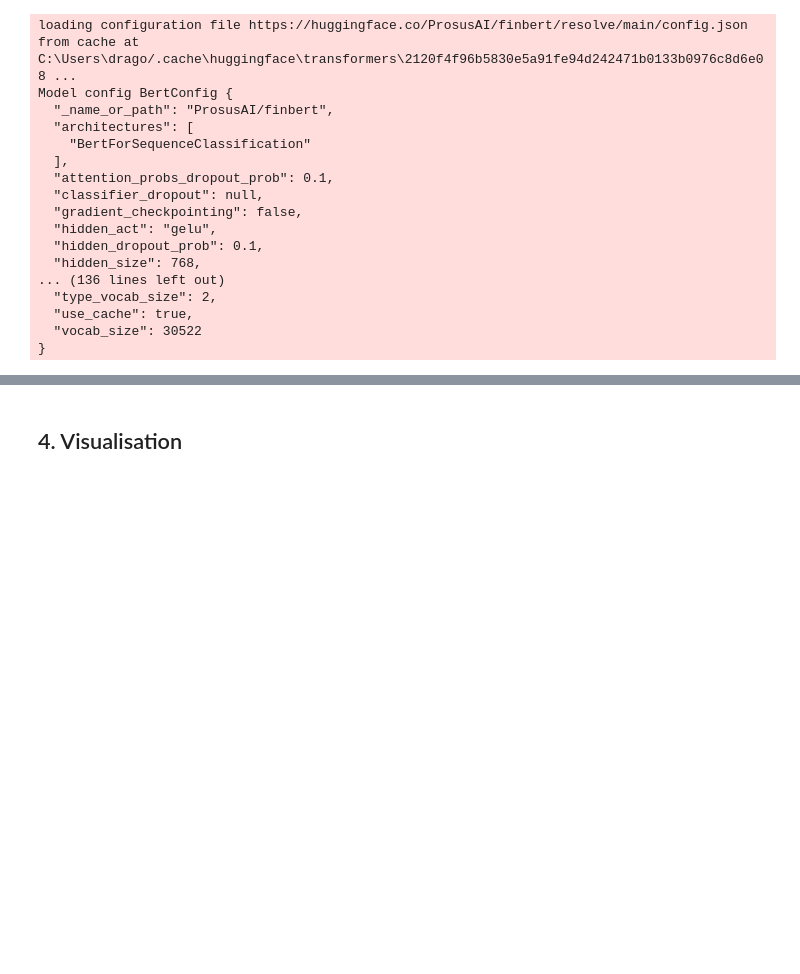
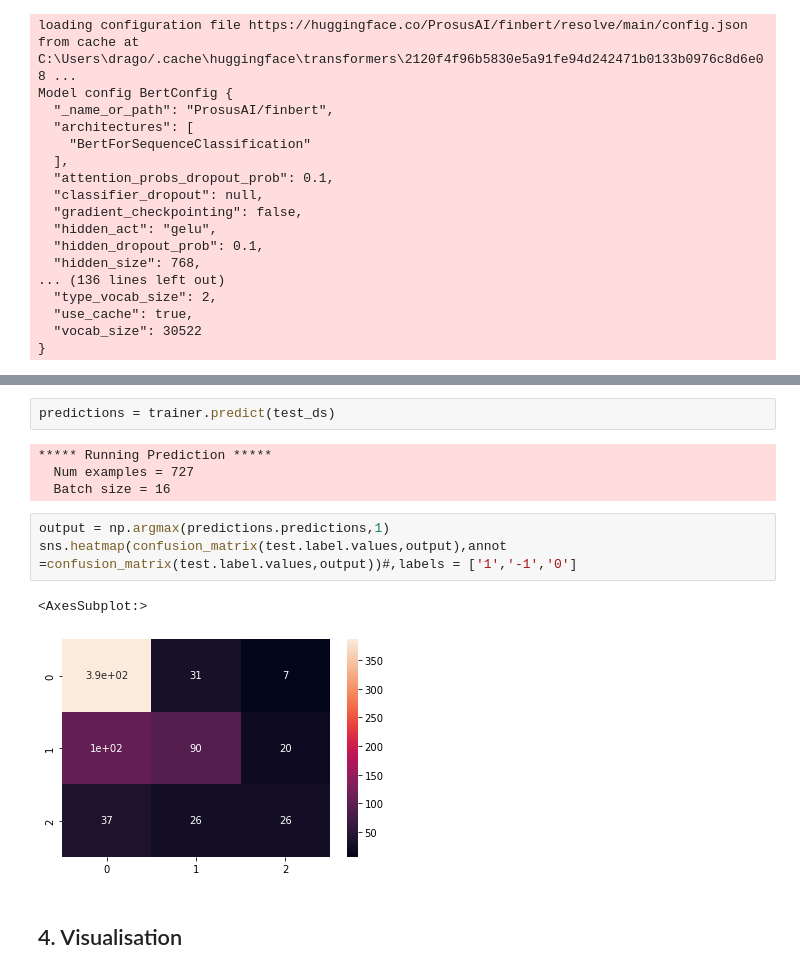
Before and after one commit to DragosGorduza/OxfordManInstituteNLPConference, a Jupyter notebook: workshop_main.ipynb, the cells around one changed output, grey strips where cells are left out. Cells and saved outputs as stored; diff of their text form; blank space fills up the shorter version.

```diff
--- a/workshop_main.ipynb
+++ b/workshop_main.ipynb
@@ -527,3 +602,15 @@ trainer.evaluate(test_ds)
+# %%
+predictions = trainer.predict(test_ds)
+# %% [output]
+***** Running Prediction *****
+  Num examples = 727
+  Batch size = 16
+# %%
+output = np.argmax(predictions.predictions,1)
+sns.heatmap(confusion_matrix(test.label.values,output),annot =confusion_matrix(test.label.values,output))#,labels = ['1','-1','0']
+# %% [output]
+<AxesSubplot:>
+[figure, added]
 # %% [markdown]
 ## 4. Visualisation
 # %%
```
Also changed, not shown: parts of 14 cells of this notebook.
